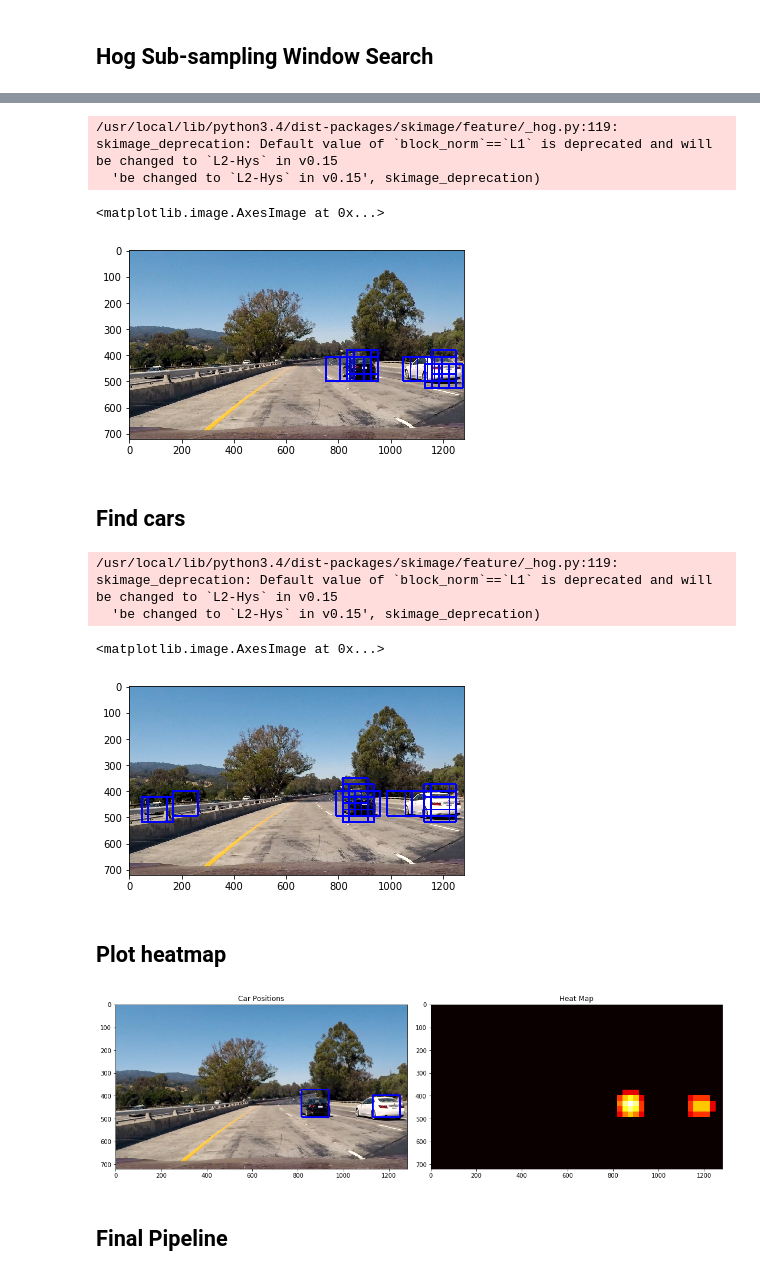
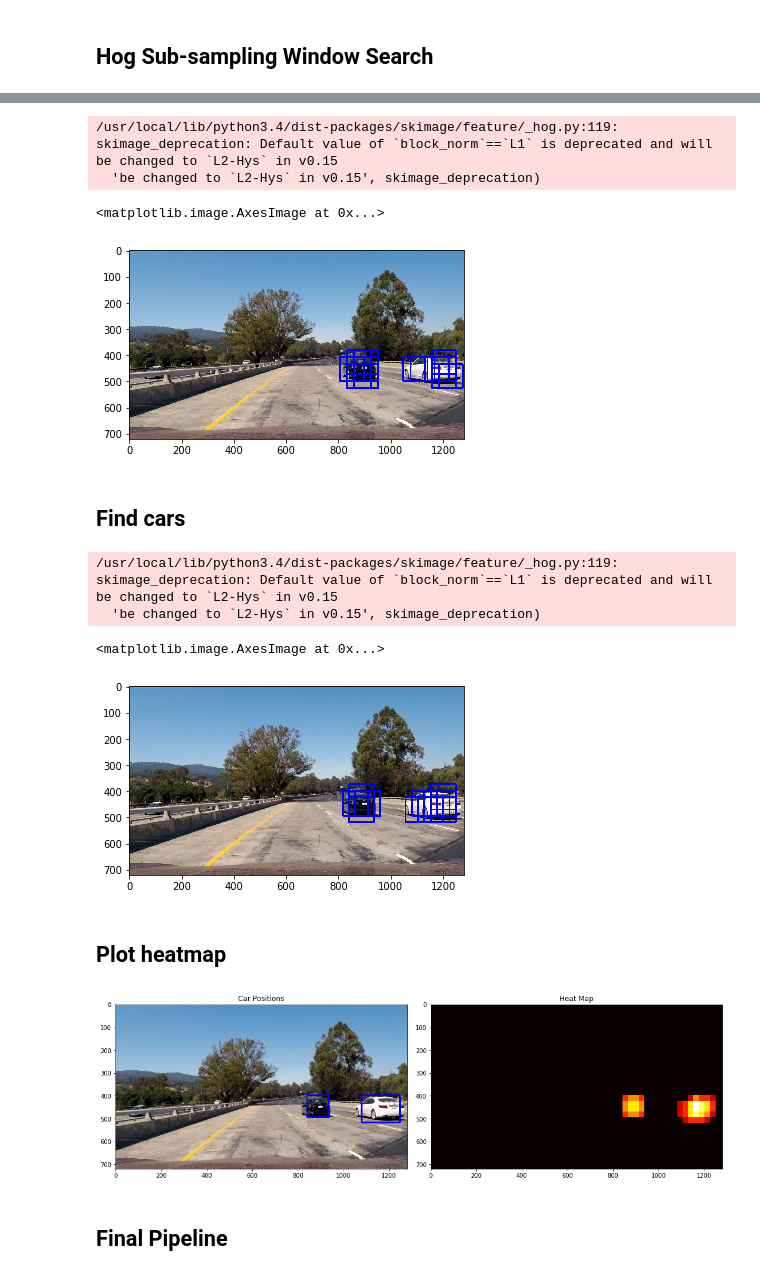
Before and after one commit to juano2310/CarND-Vehicle-Detection-Juan, a Jupyter notebook: Vehicle Detection.ipynb, the cells around one changed output, grey strips where cells are left out. Drawn from its saved outputs; the diff is of its cells as text; code cells hidden in the pictures.

```diff
--- a/Vehicle Detection.ipynb
+++ b/Vehicle Detection.ipynb
@@ -659,12 +659,12 @@ For these 10 labels:  [ 0.  1.  1.  0.  1.  1.  1.  0.  1.  0.]
 ## Hog Sub-sampling Window Search
 # %%
 color_space = 'YCrCb' # Can be RGB, HSV, LUV, HLS, YUV, YCrCb
-orient = 16  # HOG orientations
+orient = 9  # HOG orientations
 pix_per_cell = 8 # HOG pixels per cell
 cell_per_block = 2 # HOG cells per block
 hog_channel = "ALL" # Can be 0, 1, 2, or "ALL"
-spatial_size = (32, 32) # Spatial binning dimensions
-hist_bins = 32    # Number of histogram bins
+spatial_size = (16, 16) # Spatial binning dimensions
+hist_bins = 16    # Number of histogram bins
 spatial_feat = True # Spatial features on or off
 hist_feat = True # Histogram features on or off
 hog_feat = True # HOG features on or off
@@ -702,7 +702,7 @@ print('Using:',orient,'orientations',pix_per_cell,
     'pixels per cell and', cell_per_block,'cells per block')
 print('Feature vector length:', len(X_train[0]))
 # Use a linear SVC
-svc = LinearSVC(C=1.0, class_weight=None, dual=True, fit_intercept=True,
+svc = LinearSVC(C=1.2, class_weight=None, dual=True, fit_intercept=True,
      intercept_scaling=1, loss='squared_hinge', max_iter=1000,
      multi_class='ovr', penalty='l2', random_state=None, tol=0.0001,
      verbose=0)
@@ -749,7 +749,7 @@ plt.imshow(window_img)
 /usr/local/lib/python3.4/dist-packages/skimage/feature/_hog.py:119: skimage_deprecation: Default value of `block_norm`==`L1` is deprecated and will be changed to `L2-Hys` in v0.15
   'be changed to `L2-Hys` in v0.15', skimage_deprecation)
 <matplotlib.image.AxesImage at 0x...>
-[figure, old version]
+[figure, new version]
 # %% [markdown]
 ## Find cars
 # %%
@@ -765,35 +765,35 @@ plt.imshow(window_img)
 /usr/local/lib/python3.4/dist-packages/skimage/feature/_hog.py:119: skimage_deprecation: Default value of `block_norm`==`L1` is deprecated and will be changed to `L2-Hys` in v0.15
   'be changed to `L2-Hys` in v0.15', skimage_deprecation)
 <matplotlib.image.AxesImage at 0x...>
-[figure, old version]
+[figure, new version]
 # %% [markdown]
 ## Plot heatmap
 # %%
 heat = np.zeros_like(image[:,:,0]).astype(np.float)
 
 # Add heat to each box in box list
 heat = add_heat(heat,hot_windows)
 
 # Apply threshold to help remove false positives
-heat = apply_threshold(heat,2)
+heat = apply_threshold(heat,1)
 
 # Visualize the heatmap when displaying
 heatmap = np.clip(heat, 0, 255)
 
 # Find final boxes from heatmap using label function
 labels = label(heatmap)
 draw_img = draw_boxes(draw_image, labeled_bboxes(np.copy(image), labels), color=(0, 0, 255), thick=6)
 
 fig = plt.figure(figsize=(15, 15))
 plt.subplot(121)
 plt.imshow(draw_img)
 plt.title('Car Positions')
 plt.subplot(122)
 plt.imshow(heatmap, cmap='hot')
 plt.title('Heat Map')
 fig.tight_layout()
 # %% [output]
-[figure, old version]
+[figure, new version]
 # %% [markdown]
 ## Final Pipeline
 # %%
```
Also changed, not shown: parts of 8 cells of this notebook, 3 other files.
